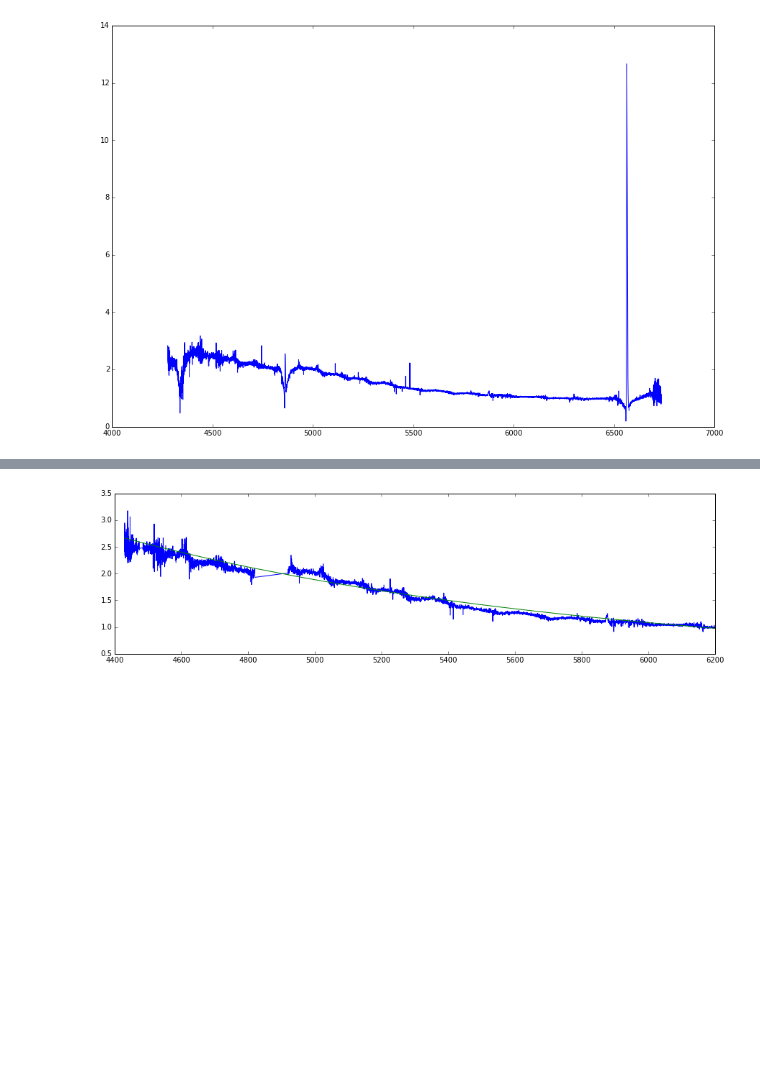
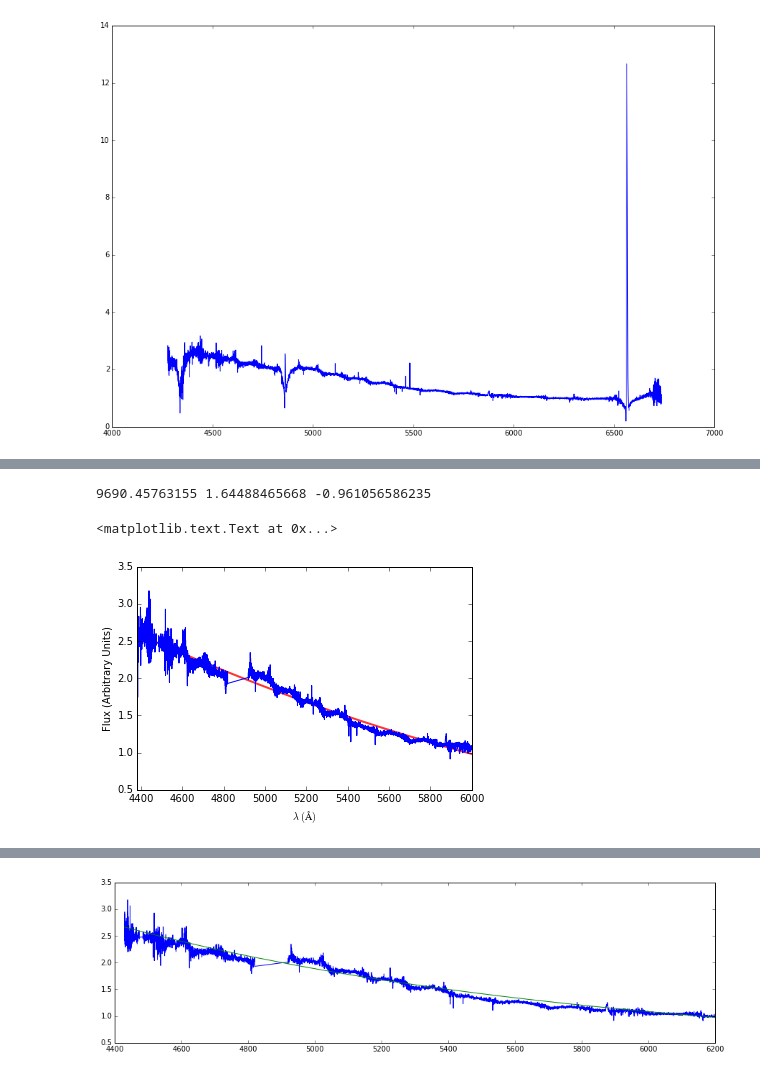
Before and after one commit to saint-germain/espectros-andes, a Jupyter notebook: continuo.ipynb, the cells around one changed output, grey strips where cells are left out. Saved outputs shown, nothing was run; the diff lists cells and outputs as text; code cells hidden in the pictures; blank space fills up the shorter version.

```diff
--- a/continuo.ipynb
+++ b/continuo.ipynb
@@ -10,14 +12,3 @@ plt.plot(A[:,0],A[:,1])
 # %% [output]
 [<matplotlib.lines.Line2D at 0x...>]
 [figure]
-# %%
-l=A[:,0]
-x=A[:,1]
-lin=4430
-lfi=6200
-x=x[l<lfi]
-l=l[l<lfi]
-x=x[l>lin]
-l=l[l>lin]
-x=np.concatenate((x[l<4820],x[l>5050]))
-l=np.concatenate((l[l<4820],l[l>5050]))
@@ -117,0 +72,26 @@ Teff,RErrT,RErrA= 17133.6509477 7.70721869236 14.4825476673
+# %%
+yerr=1
+# %%
+def lnlike(theta, x, y,yerr):
+    x=x/1.e10
+    c2=1.439e-2
+    T,AA,B = theta
+    AA=AA*1e-30
+    model = (AA/x**5)*(1./(np.exp(c2/(x*T))-1.))+B
+    inv_sigma2 = 1.0/((yerr)**2)
+    return -0.5*(np.sum((y-model)**2*inv_sigma2 - np.log(2*np.pi*inv_sigma2)))
+# %%
+nll = lambda *args: -lnlike(*args)
+result = op.minimize(nll, [10000, 1,-1], args=(x, y,yerr))
+T_ml, A_ml, B_ml= result["x"]
+print T_ml, A_ml,B_ml
+xl = np.linspace(x.min(), x.max(),1000)
+plt.plot(xl, bbody(xl, T_ml, A_ml,B_ml), color="r", lw=2, alpha=0.8,label="Bayesian model draws")
+plt.plot(x,y)
+plt.xlim(l.min(),l.max())
+plt.xlabel(r'$\lambda\ (\AA)$')
+plt.ylabel(r'Flux (Arbitrary Units)')
+# %% [output]
+9690.45763155 1.64488465668 -0.961056586235
+<matplotlib.text.Text at 0x...>
+[figure, added]
```
Also changed, not shown: parts of 59 cells of this notebook, 7 other files.
